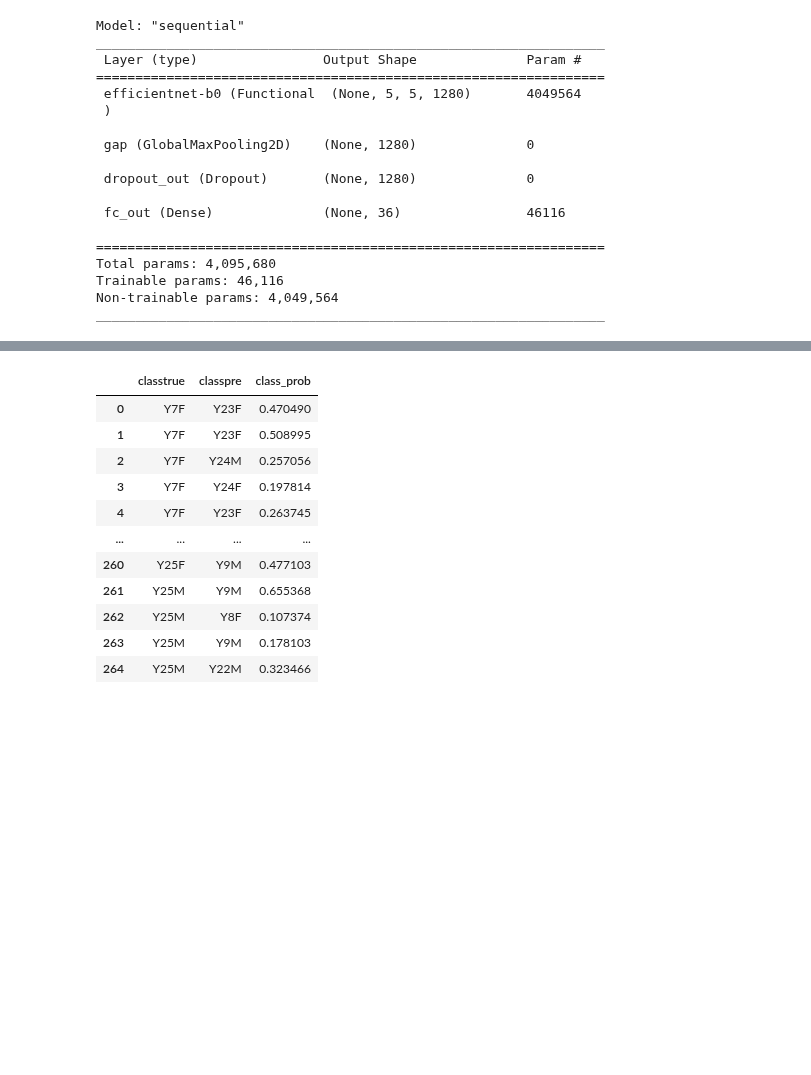
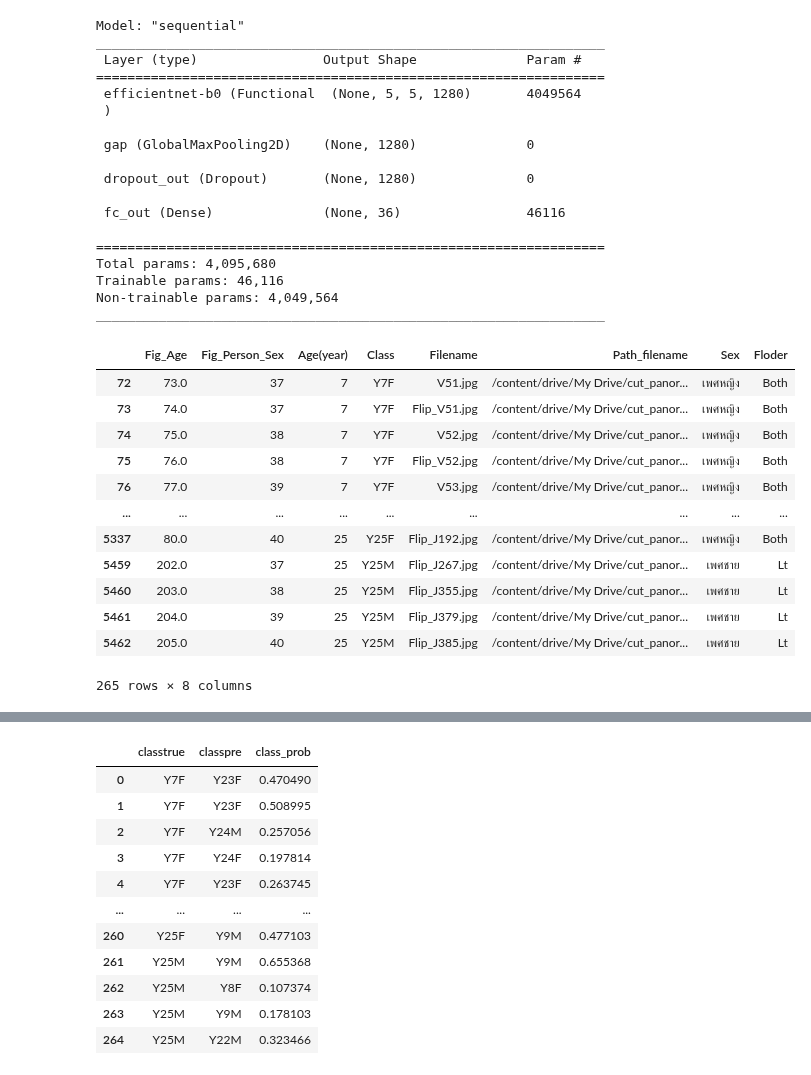
Before and after one commit to Wanita-8943/efficientnet_keras_transfer_learning, a Jupyter notebook: Predict.ipynb, the cells around one changed output, grey strips where cells are left out. Drawn from its saved outputs; the diff is of its cells as text; code cells hidden in the pictures; blank space fills up the shorter version.

```diff
--- a/Predict.ipynb
+++ b/Predict.ipynb
@@ -99,3 +99,19 @@ Total params: 4,095,680
 Trainable params: 46,116
 Non-trainable params: 4,049,564
 _________________________________________________________________
+# %%
+test
+# %% [output]
+|  | Fig_Age | Fig_Person_Sex | Age(year) | Class | Filename | Path_filename | Sex | Floder |
+| 72 | 73.0 | 37 | 7 | Y7F | V51.jpg | /content/drive/My Drive/cut_panor... | เพศหญิง | Both |
+| 73 | 74.0 | 37 | 7 | Y7F | Flip_V51.jpg | /content/drive/My Drive/cut_panor... | เพศหญิง | Both |
+| 74 | 75.0 | 38 | 7 | Y7F | V52.jpg | /content/drive/My Drive/cut_panor... | เพศหญิง | Both |
+| 75 | 76.0 | 38 | 7 | Y7F | Flip_V52.jpg | /content/drive/My Drive/cut_panor... | เพศหญิง | Both |
+| 76 | 77.0 | 39 | 7 | Y7F | V53.jpg | /content/drive/My Drive/cut_panor... | เพศหญิง | Both |
+| ... | ... | ... | ... | ... | ... | ... | ... | ... |
+| 5337 | 80.0 | 40 | 25 | Y25F | Flip_J192.jpg | /content/drive/My Drive/cut_panor... | เพศหญิง | Both |
+| 5459 | 202.0 | 37 | 25 | Y25M | Flip_J267.jpg | /content/drive/My Drive/cut_panor... | เพศชาย | Lt |
+| 5460 | 203.0 | 38 | 25 | Y25M | Flip_J355.jpg | /content/drive/My Drive/cut_panor... | เพศชาย | Lt |
+| 5461 | 204.0 | 39 | 25 | Y25M | Flip_J379.jpg | /content/drive/My Drive/cut_panor... | เพศชาย | Lt |
+| 5462 | 205.0 | 40 | 25 | Y25M | Flip_J385.jpg | /content/drive/My Drive/cut_panor... | เพศชาย | Lt |
+265 rows × 8 columns
```
Also changed, not shown: parts of 6 cells of this notebook.
